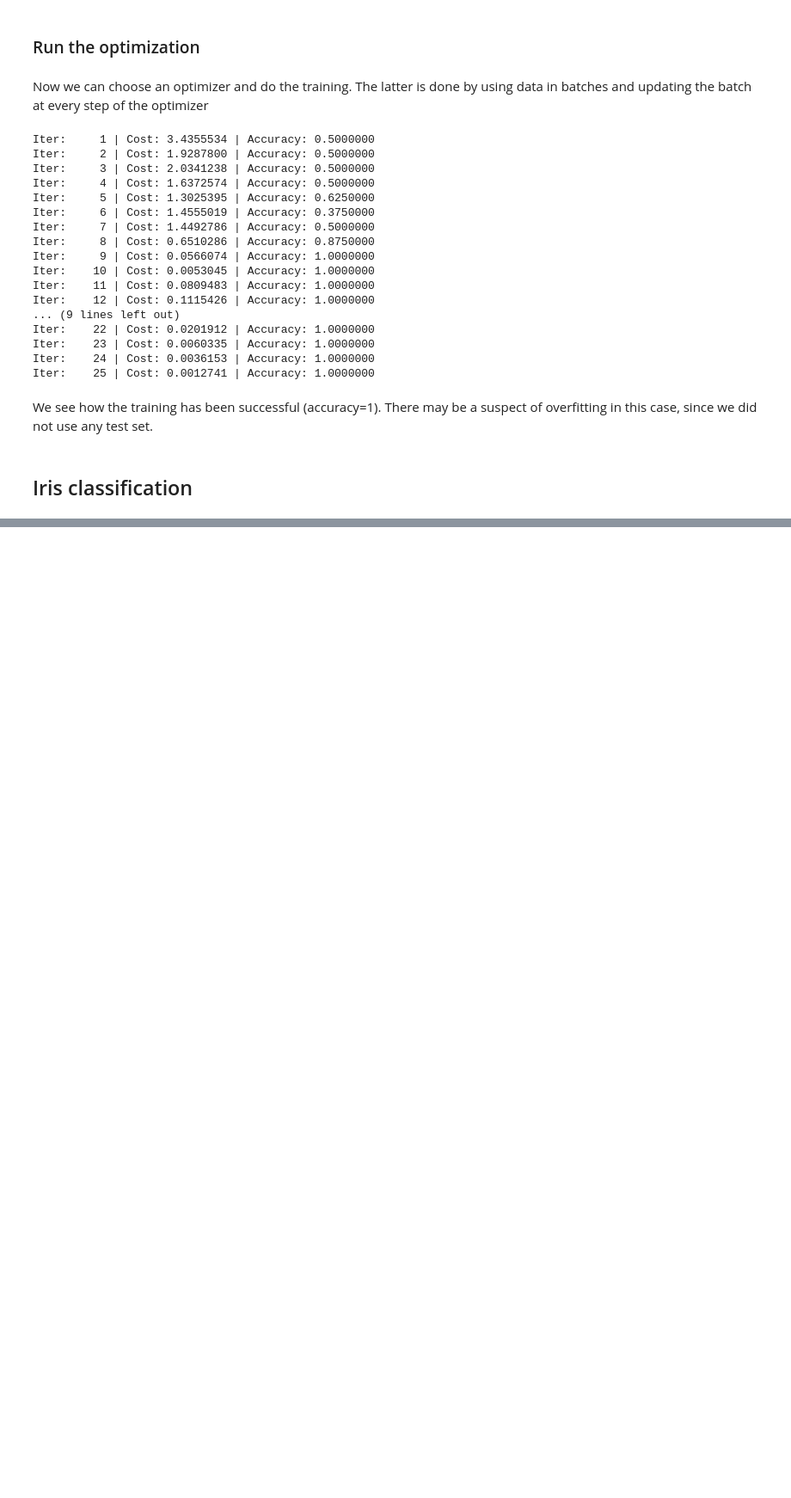
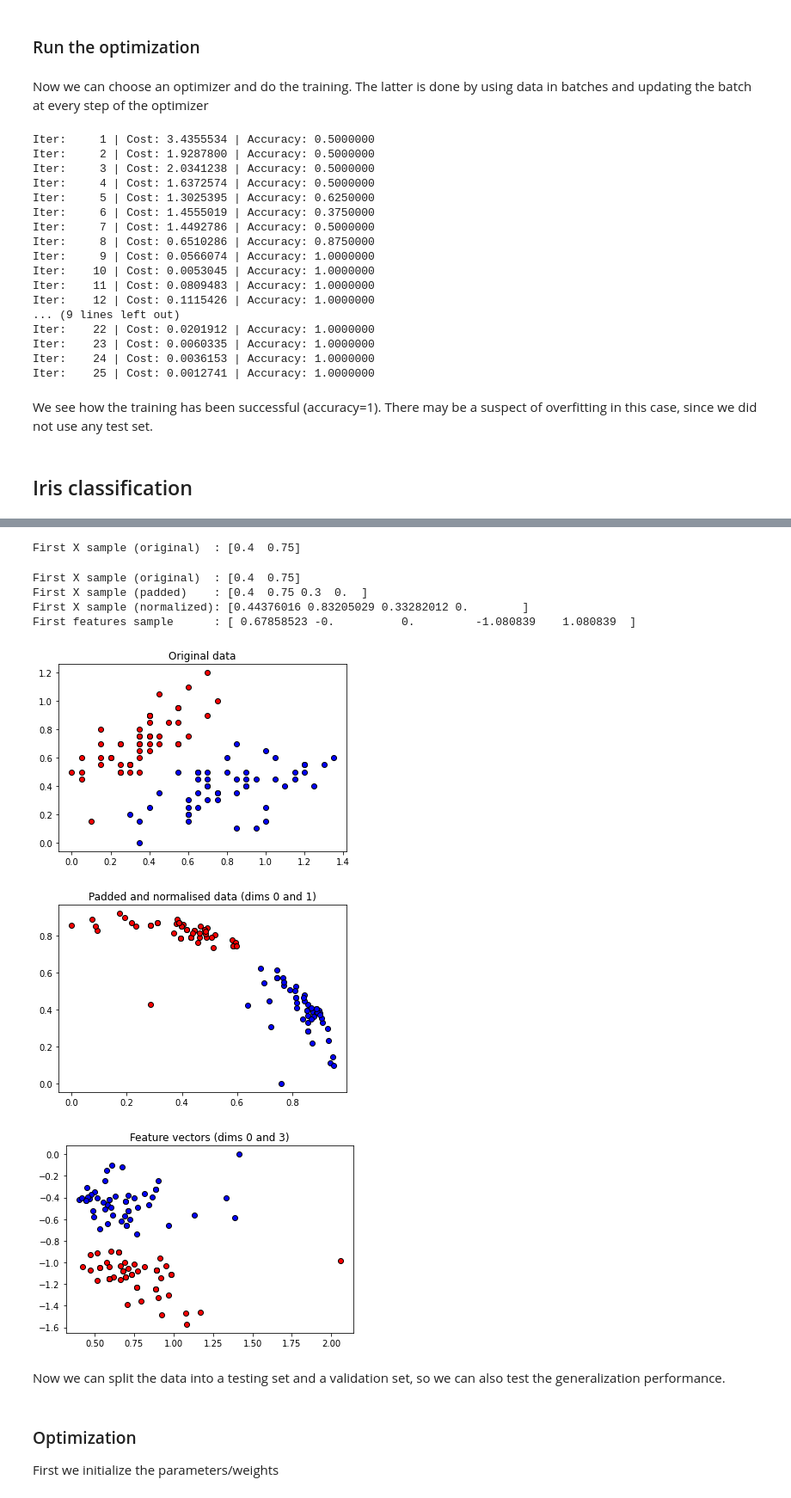
Before and after one commit to debrevitatevitae/aqa-project, a Jupyter notebook: examples_for_learning/pennylane_variational_classifier.ipynb, the cells around one changed output, grey strips where cells are left out. Shown at 86% size. Cells and saved outputs as stored; diff of their text form; code cells hidden in the pictures; blank space fills up the shorter version.

```diff
--- a/examples_for_learning/pennylane_variational_classifier.ipynb
+++ b/examples_for_learning/pennylane_variational_classifier.ipynb
@@ -172,0 +261,69 @@ We see how the training has been successful (accuracy=1). There may be a suspect
+# %%
+data = np.loadtxt("variational_classifier/data/iris_classes1and2_scaled.txt")
+X = data[:, 0:2]
+print("First X sample (original)  :", X[0])
+# %% [output]
+First X sample (original)  : [0.4  0.75]
+# %%
+data = np.loadtxt("variational_classifier/data/iris_classes1and2_scaled.txt")
+X = data[:, 0:2]
+print("First X sample (original)  :", X[0])
+
+# pad the vectors to size 2^2 with constant values
+padding = 0.3 * np.ones((len(X), 1))
+X_pad = np.c_[np.c_[X, padding], np.zeros((len(X), 1))]
+print("First X sample (padded)    :", X_pad[0])
+
+# normalize each input
+normalization = np.sqrt(np.sum(X_pad ** 2, -1))
+X_norm = (X_pad.T / normalization).T
+print("First X sample (normalized):", X_norm[0])
+
+# angles for state preparation are new features
+features = np.array([get_angles(x) for x in X_norm])
+print("First features sample      :", features[0])
+
+Y = data[:, -1]
+# %% [output]
+First X sample (original)  : [0.4  0.75]
+First X sample (padded)    : [0.4  0.75 0.3  0.  ]
+First X sample (normalized): [0.44376016 0.83205029 0.33282012 0.        ]
+First features sample      : [ 0.67858523 -0.          0.         -1.080839    1.080839  ]
+# %%
+import matplotlib.pyplot as plt
+
+plt.figure()
+plt.scatter(X[:, 0][Y == 1], X[:, 1][Y == 1], c="b", marker="o", edgecolors="k")
+plt.scatter(X[:, 0][Y == -1], X[:, 1][Y == -1], c="r", marker="o", edgecolors="k")
+plt.title("Original data")
+plt.show()
+
+plt.figure()
+dim1 = 0
+dim2 = 1
+plt.scatter(
+    X_norm[:, dim1][Y == 1], X_norm[:, dim2][Y == 1], c="b", marker="o", edgecolors="k"
+)
+plt.scatter(
+    X_norm[:, dim1][Y == -1], X_norm[:, dim2][Y == -1], c="r", marker="o", edgecolors="k"
+)
+plt.title("Padded and normalised data (dims {} and {})".format(dim1, dim2))
+plt.show()
+
+plt.figure()
+dim1 = 0
+dim2 = 3
+plt.scatter(
+    features[:, dim1][Y == 1], features[:, dim2][Y == 1], c="b", marker="o", edgecolors="k"
+)
+plt.scatter(
+    features[:, dim1][Y == -1], features[:, dim2][Y == -1], c="r", marker="o", edgecolors="k"
+)
+plt.title("Feature vectors (dims {} and {})".format(dim1, dim2))
+plt.show()
+# %% [output]
+[figure, added]
+[figure, added]
+[figure, added]
+# %% [markdown]
+Now we can split the data into a testing set and a validation set, so we can also test the generalization performance.
@@ -172,0 +343,4 @@ We see how the training has been successful (accuracy=1). There may be a suspect
+# %% [markdown]
+### Optimization
+
+First we initialize the parameters/weights
```
Also changed, not shown: parts of 15 cells of this notebook, 2 other files.
